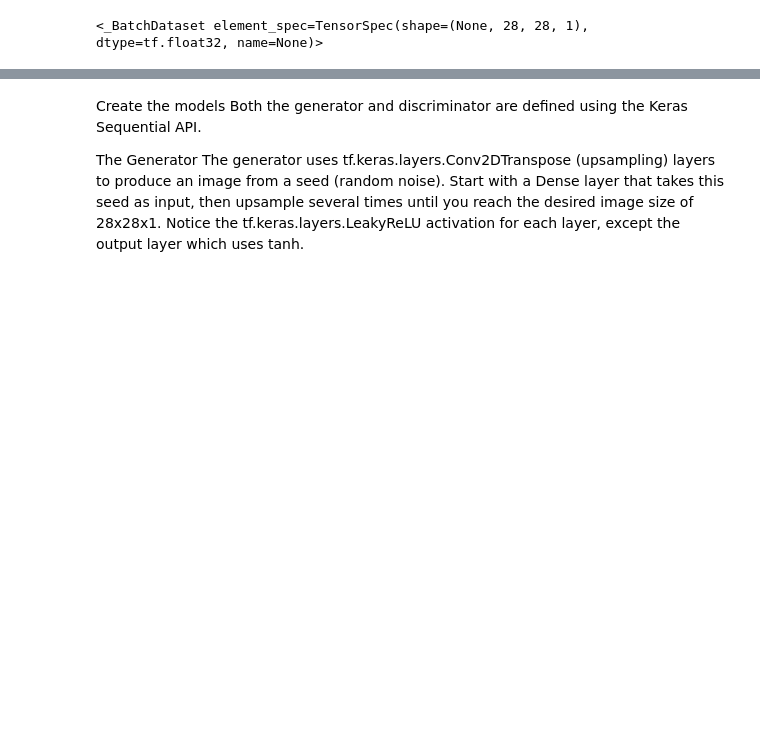
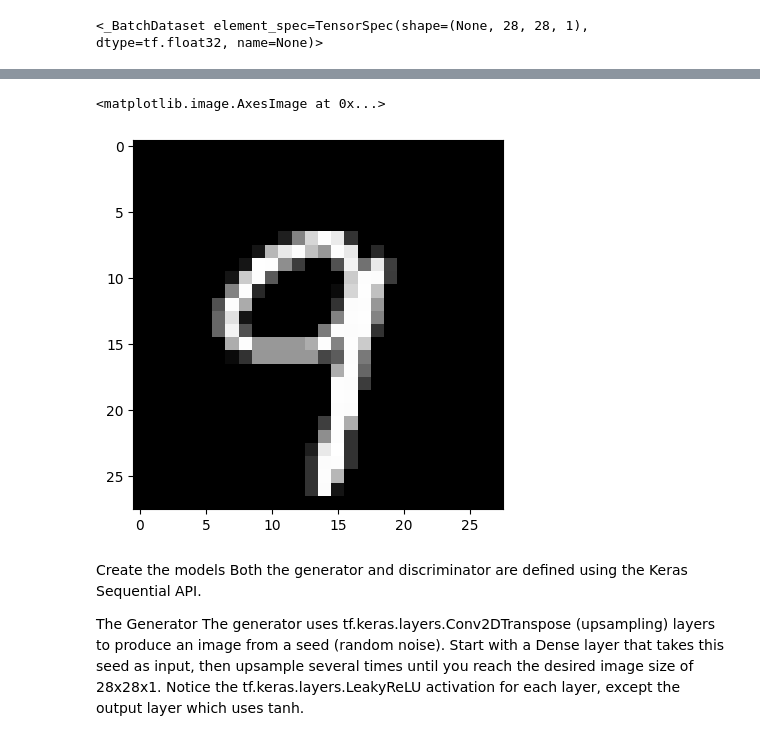
Before and after one commit to SAMANTA1401/deep_learning_tensorflow, a Jupyter notebook: CV/gan.ipynb, the cells around one changed output, grey strips where cells are left out. Drawn from its saved outputs; the diff is of its cells as text; code cells hidden in the pictures; blank space fills up the shorter version.

```diff
--- a/CV/gan.ipynb
+++ b/CV/gan.ipynb
@@ -51,3 +129,8 @@ train_dataset
+# %%
+plt.imshow(real_image[0,:,:,0], cmap='gray')
+# %% [output]
+<matplotlib.image.AxesImage at 0x...>
+[figure, added]
 # %% [markdown]
 Create the models
 Both the generator and discriminator are defined using the Keras Sequential API.
```
Also changed, not shown: parts of 51 cells of this notebook.
